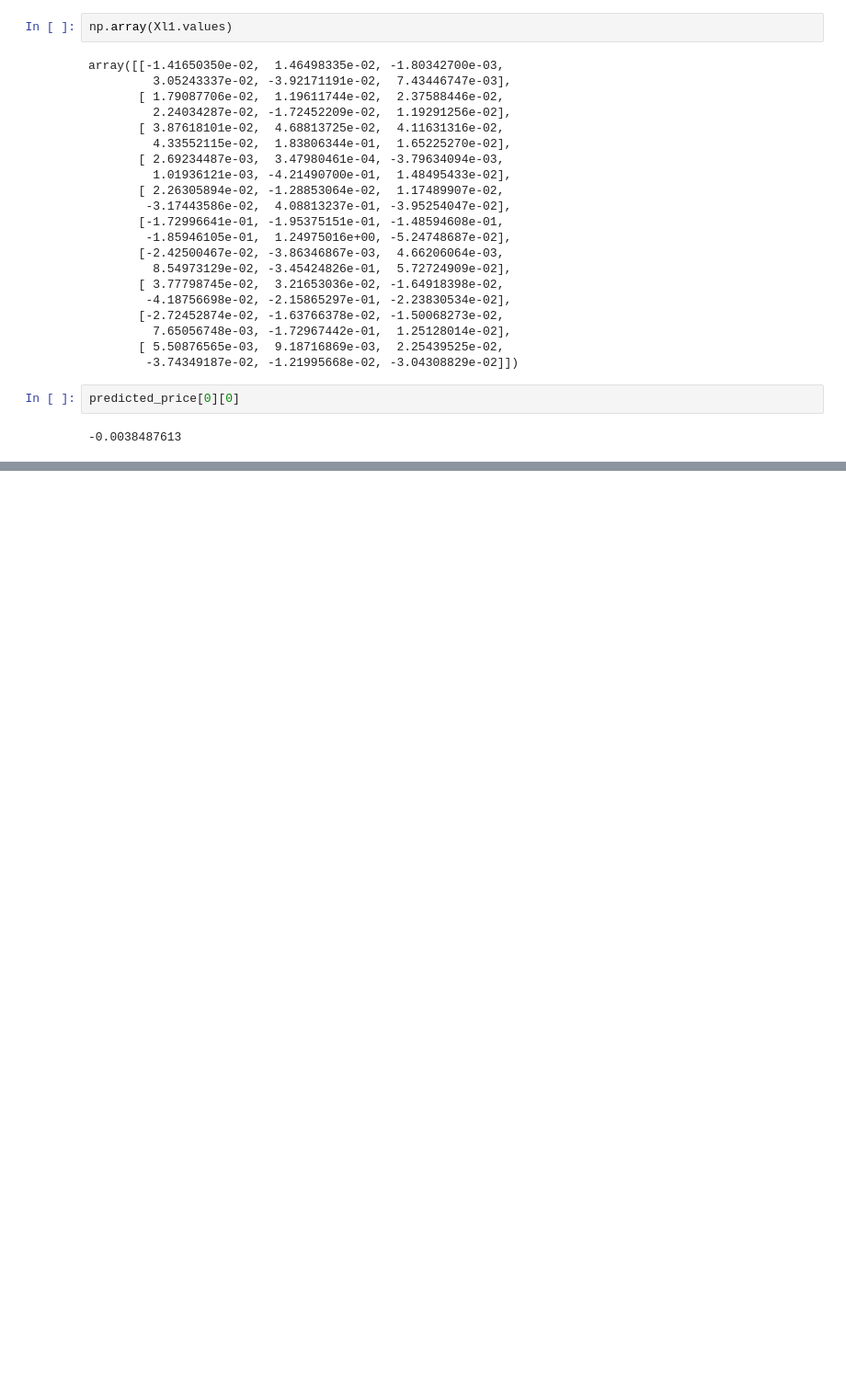
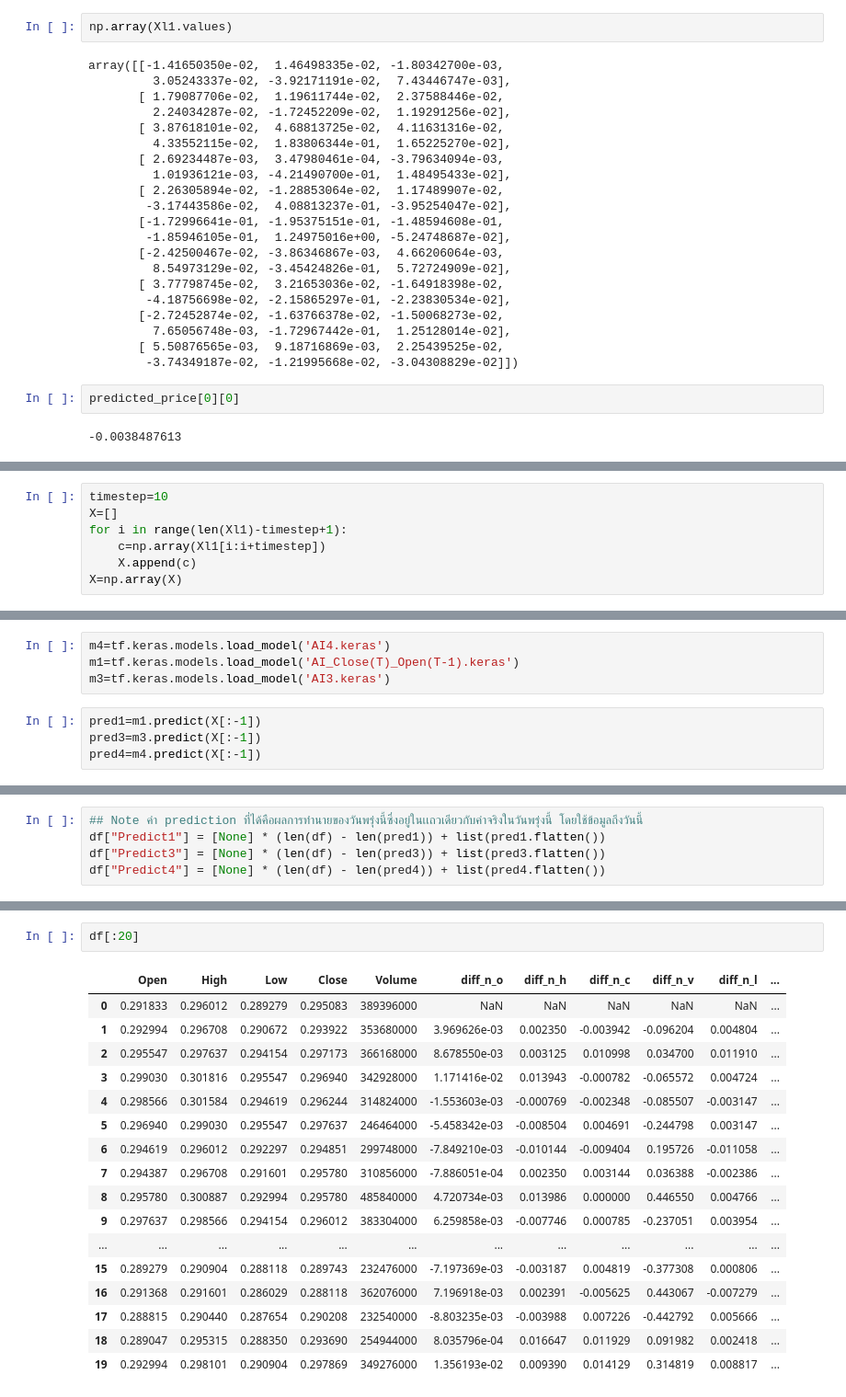
Before and after one commit to J0MP0L/AIstock, a Jupyter notebook: Alpaca.ipynb, the cells around one changed output, grey strips where cells are left out. Shown at 92% size. Saved outputs shown, nothing was run; the diff lists cells and outputs as text; blank space fills up the shorter version.

```diff
--- a/Alpaca.ipynb
+++ b/Alpaca.ipynb
@@ -346,0 +425,7 @@ print(stock)
+# %%
+timestep=10
+X=[]
+for i in range(len(Xl1)-timestep+1):
+    c=np.array(Xl1[i:i+timestep])
+    X.append(c)
+X=np.array(X)
@@ -346,0 +639,8 @@ print(stock)
+# %%
+m4=tf.keras.models.load_model('AI4.keras')
+m1=tf.keras.models.load_model('AI_Close(T)_Open(T-1).keras')
+m3=tf.keras.models.load_model('AI3.keras')
+# %%
+pred1=m1.predict(X[:-1])
+pred3=m3.predict(X[:-1])
+pred4=m4.predict(X[:-1])
@@ -346,0 +655,5 @@ print(stock)
+# %%
+## Note ค่า prediction ที่ได้คือผลการทำนายของวันพรุ่งนี้ซึ่งอยู่ในเเถวเดียวกับค่าจริงในวันพรุ่งนี้ โดยใช้ข้อมูลถึงวันนี้
+df["Predict1"] = [None] * (len(df) - len(pred1)) + list(pred1.flatten())
+df["Predict3"] = [None] * (len(df) - len(pred3)) + list(pred3.flatten())
+df["Predict4"] = [None] * (len(df) - len(pred4)) + list(pred4.flatten())
@@ -346,0 +732,20 @@ print(stock)
+# %%
+df[:20]
+# %% [output]
+|  | Open | High | Low | Close | Volume | diff_n_o | diff_n_h | diff_n_c | diff_n_v | diff_n_l | ... |
+| 0 | 0.291833 | 0.296012 | 0.289279 | 0.295083 | 389396000 | NaN | NaN | NaN | NaN | NaN | ... |
+| 1 | 0.292994 | 0.296708 | 0.290672 | 0.293922 | 353680000 | 3.969626e-03 | 0.002350 | -0.003942 | -0.096204 | 0.004804 | ... |
+| 2 | 0.295547 | 0.297637 | 0.294154 | 0.297173 | 366168000 | 8.678550e-03 | 0.003125 | 0.010998 | 0.034700 | 0.011910 | ... |
+| 3 | 0.299030 | 0.301816 | 0.295547 | 0.296940 | 342928000 | 1.171416e-02 | 0.013943 | -0.000782 | -0.065572 | 0.004724 | ... |
+| 4 | 0.298566 | 0.301584 | 0.294619 | 0.296244 | 314824000 | -1.553603e-03 | -0.000769 | -0.002348 | -0.085507 | -0.003147 | ... |
+| 5 | 0.296940 | 0.299030 | 0.295547 | 0.297637 | 246464000 | -5.458342e-03 | -0.008504 | 0.004691 | -0.244798 | 0.003147 | ... |
+| 6 | 0.294619 | 0.296012 | 0.292297 | 0.294851 | 299748000 | -7.849210e-03 | -0.010144 | -0.009404 | 0.195726 | -0.011058 | ... |
+| 7 | 0.294387 | 0.296708 | 0.291601 | 0.295780 | 310856000 | -7.886051e-04 | 0.002350 | 0.003144 | 0.036388 | -0.002386 | ... |
+| 8 | 0.295780 | 0.300887 | 0.292994 | 0.295780 | 485840000 | 4.720734e-03 | 0.013986 | 0.000000 | 0.446550 | 0.004766 | ... |
+| 9 | 0.297637 | 0.298566 | 0.294154 | 0.296012 | 383304000 | 6.259858e-03 | -0.007746 | 0.000785 | -0.237051 | 0.003954 | ... |
+| ... | ... | ... | ... | ... | ... | ... | ... | ... | ... | ... | ... |
+| 15 | 0.289279 | 0.290904 | 0.288118 | 0.289743 | 232476000 | -7.197369e-03 | -0.003187 | 0.004819 | -0.377308 | 0.000806 | ... |
+| 16 | 0.291368 | 0.291601 | 0.286029 | 0.288118 | 362076000 | 7.196918e-03 | 0.002391 | -0.005625 | 0.443067 | -0.007279 | ... |
+| 17 | 0.288815 | 0.290440 | 0.287654 | 0.290208 | 232540000 | -8.803235e-03 | -0.003988 | 0.007226 | -0.442792 | 0.005666 | ... |
+| 18 | 0.289047 | 0.295315 | 0.288350 | 0.293690 | 254944000 | 8.035796e-04 | 0.016647 | 0.011929 | 0.091982 | 0.002418 | ... |
+| 19 | 0.292994 | 0.298101 | 0.290904 | 0.297869 | 349276000 | 1.356193e-02 | 0.009390 | 0.014129 | 0.314819 | 0.008817 | ... |
```
Also changed, not shown: parts of 50 cells of this notebook, 1 other file.
